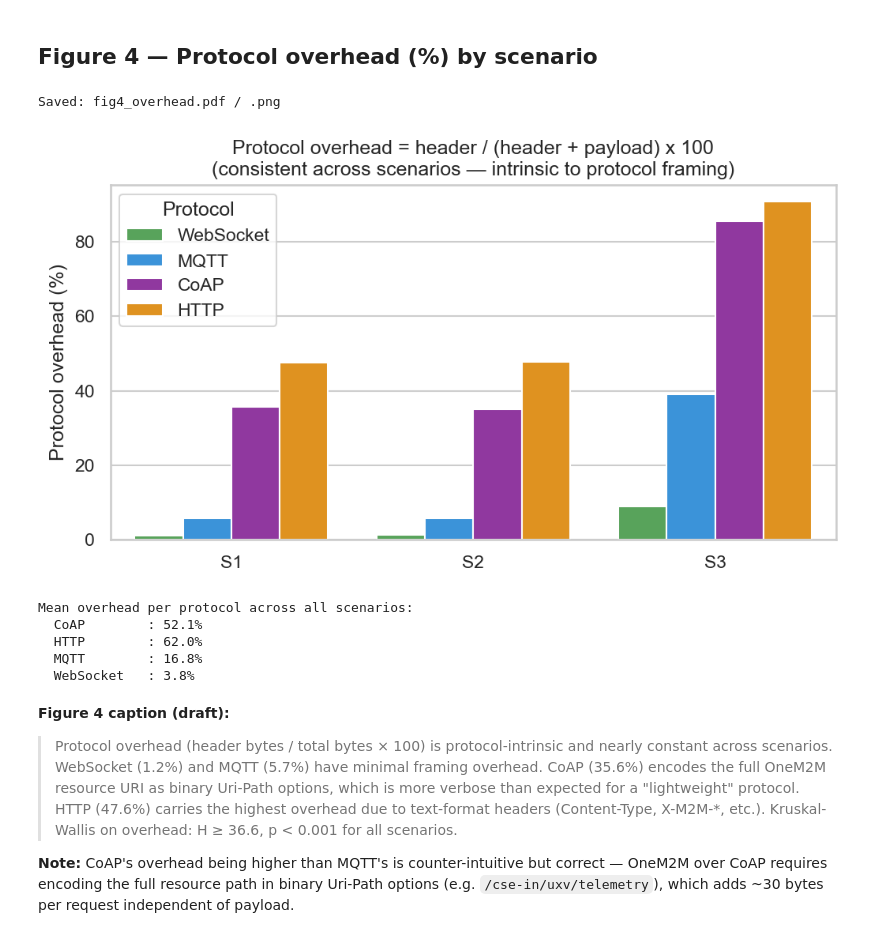
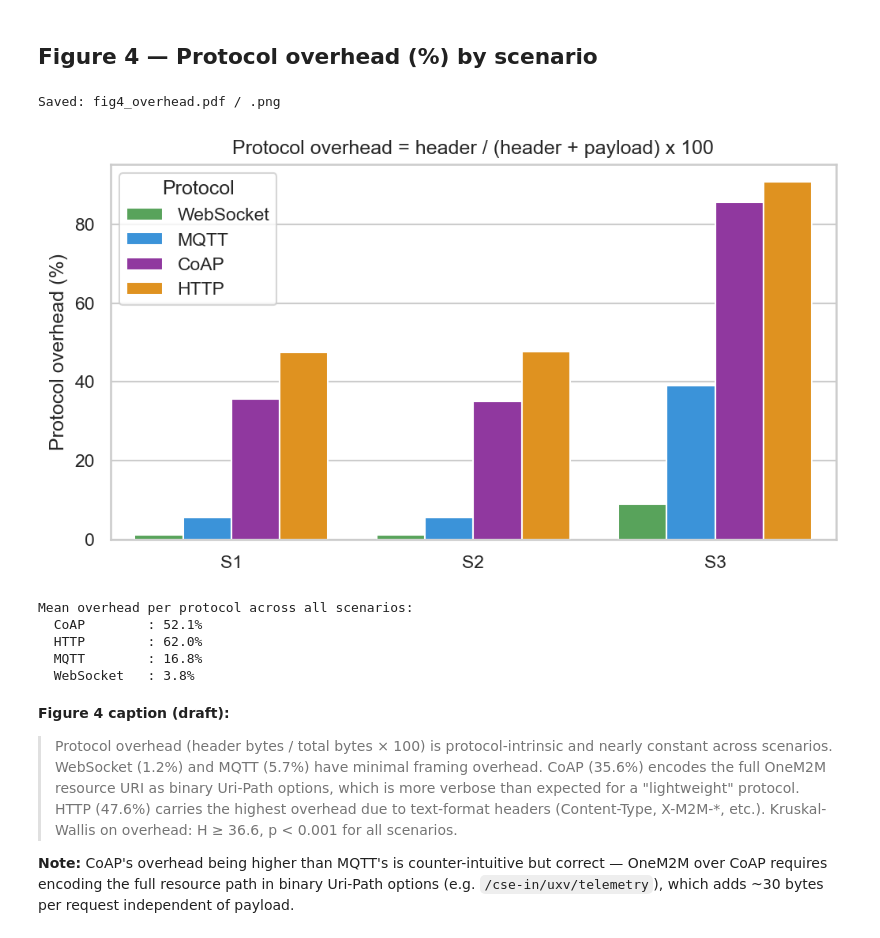
Before and after one commit to j-parreira/OneM2M-UxV-Project, a Jupyter notebook: src/analysis/notebooks/02_paper_figures.ipynb, the cells around one changed output. Cells and saved outputs as stored; diff of their text form; code cells hidden in the pictures.

```diff
--- a/src/analysis/notebooks/02_paper_figures.ipynb
+++ b/src/analysis/notebooks/02_paper_figures.ipynb
@@ -62,8 +63,8 @@ PROTO_LABELS = {
 }
 # S3 cin_mean ascending order (CoAP best, WS worst)
 S3_ORDER = ['coap', 'mqtt', 'http', 'websocket']
-# S1 lat_mean ascending order (WS best, CoAP worst)
-S1_ORDER = ['websocket', 'mqtt', 'http', 'coap']
+# S1 lat_corr_mean ascending order (MQTT best, HTTP worst)
+S1_ORDER = ['mqtt', 'coap', 'websocket', 'http']
 
 # Publication style
 plt.rcParams.update({
@@ -307,32 +308,32 @@ a CSE implementation artifact.
 # %%
 summary_oh = (
     all_stats.groupby(['protocol', 'scenario'])['overhead_pct_mean']
     .mean()
     .reset_index()
 )
 
 fig, ax = plt.subplots(figsize=(7, 4))
 sns.barplot(
     data=summary_oh, x='scenario', y='overhead_pct_mean', hue='protocol',
     palette=PROTO_COLORS, ax=ax, errorbar=None,
     hue_order=['websocket', 'mqtt', 'coap', 'http'],
 )
 ax.set_ylabel('Protocol overhead (%)')
 ax.set_xlabel('')
-ax.set_title('Protocol overhead = header / (header + payload) x 100\n(consistent across scenarios — intrinsic to protocol framing)')
+ax.set_title('Protocol overhead = header / (header + payload) x 100')
 handles, labels = ax.get_legend_handles_labels()
 ax.legend(handles, [PROTO_LABELS.get(l, l) for l in labels], title='Protocol')
 plt.tight_layout()
 save_fig('fig4_overhead')
 plt.show()
 
 print('Mean overhead per protocol across all scenarios:')
 for proto, grp in all_stats.groupby('protocol'):
     m = grp['overhead_pct_mean'].mean()
     print(f'  {PROTO_LABELS.get(proto, proto):12s}: {m:.1f}%')
 # %% [output]
 Saved: fig4_overhead.pdf / .png
-[figure, old version]
+[figure, new version]
 Mean overhead per protocol across all scenarios:
   CoAP        : 52.1%
   HTTP        : 62.0%
```
Also changed, not shown: parts of 9 cells of this notebook, 18 other files.
